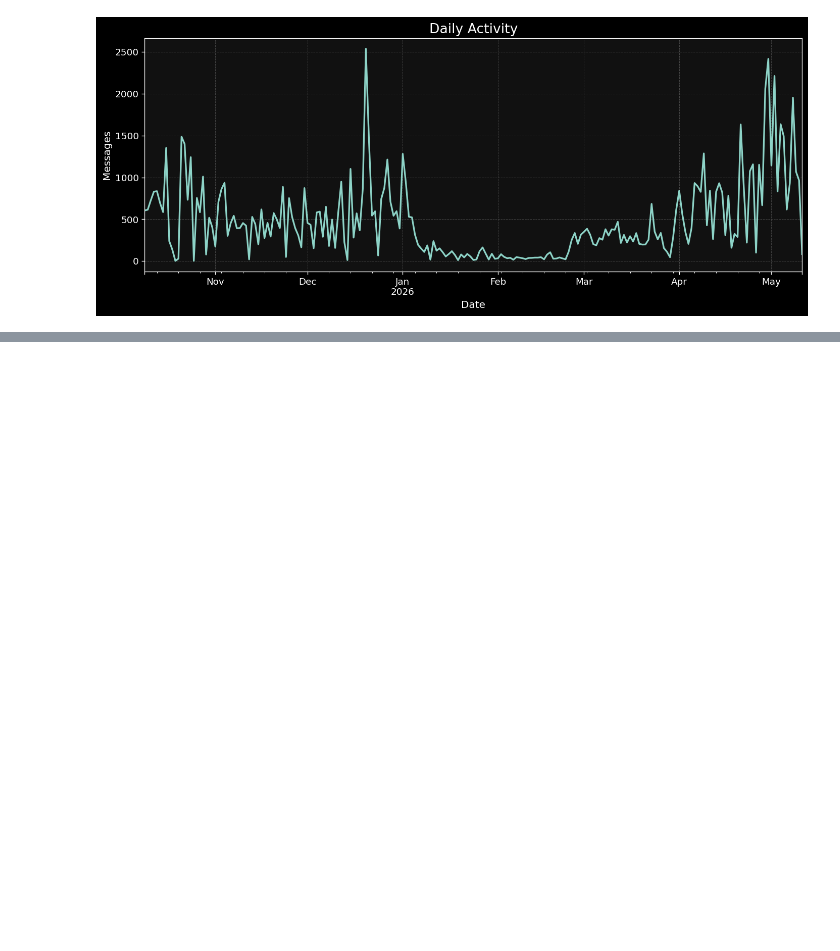
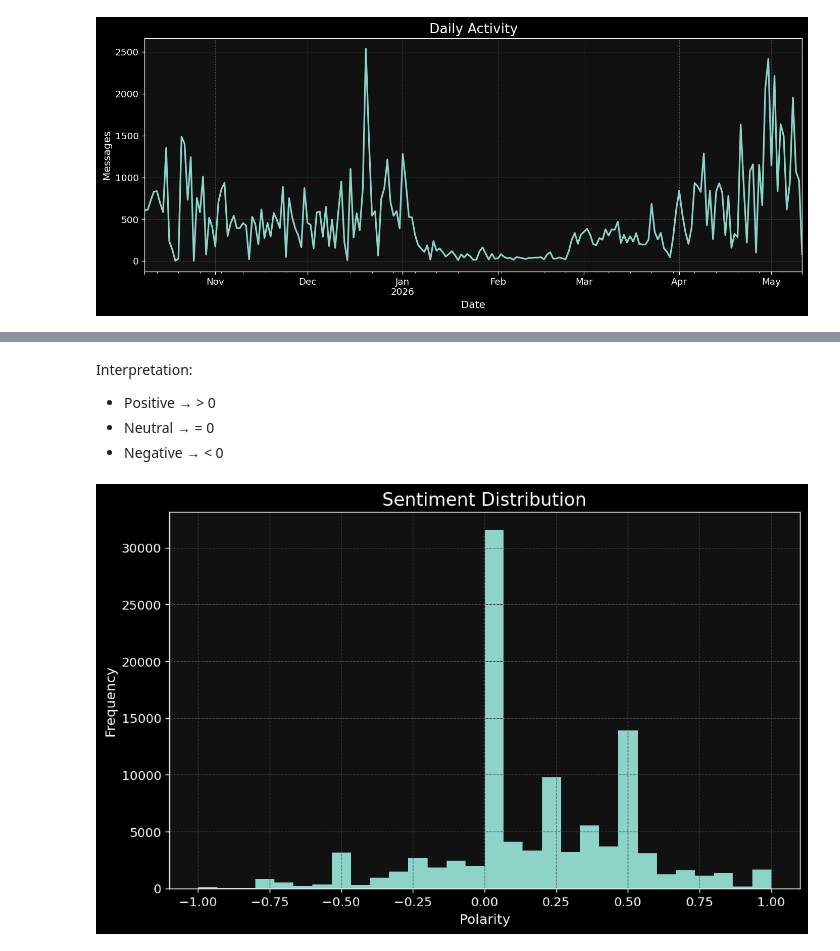
Before and after one commit to 456zamir8/Data_Science_Projects, a Jupyter notebook: Unsent_data/Unsent_project.ipynb, the cells around one changed output, grey strips where cells are left out. Cells and saved outputs as stored; diff of their text form; code cells hidden in the pictures; blank space fills up the shorter version.

```diff
--- a/Unsent_data/Unsent_project.ipynb
+++ b/Unsent_data/Unsent_project.ipynb
@@ -288,0 +302,14 @@ df['sentiment'] = df['message'].astype(str).apply(
+# %% [markdown]
+Interpretation:
+
+* Positive → > 0
+* Neutral → = 0
+* Negative → < 0
+# %%
+df['sentiment'].plot(kind='hist', bins=30)
+
+plt.title('Sentiment Distribution')
+plt.xlabel('Polarity')
+plt.show()
+# %% [output]
+[figure, added]
```
Also changed, not shown: parts of 3 cells of this notebook.
